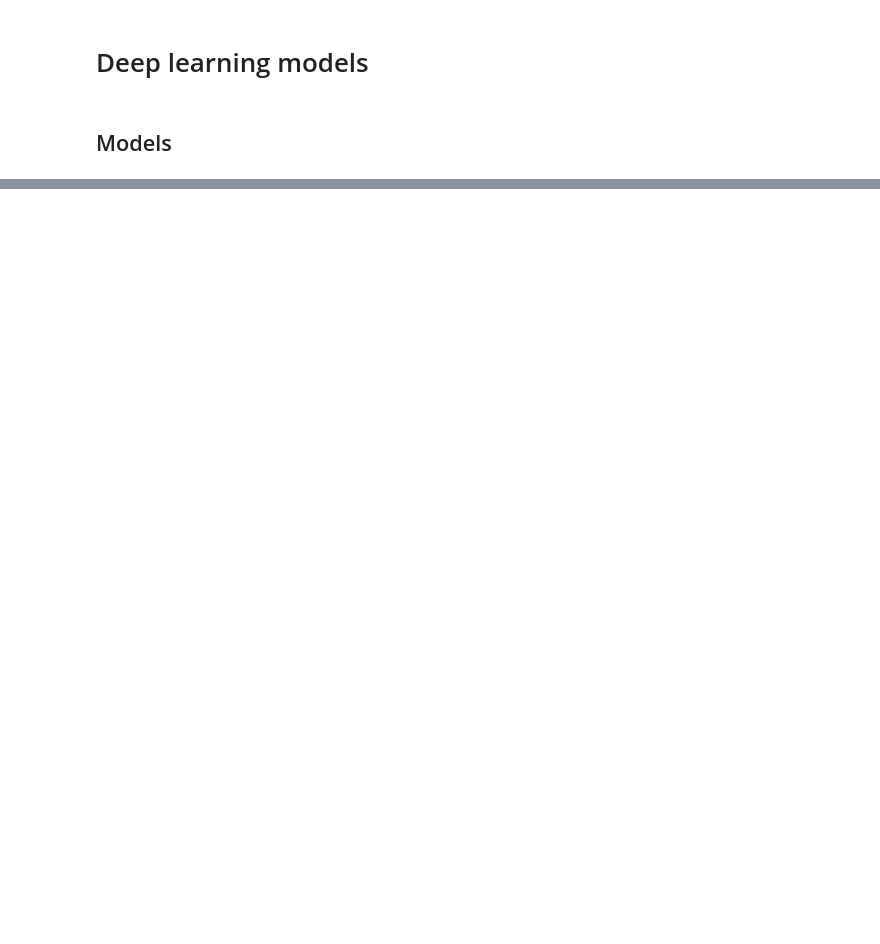
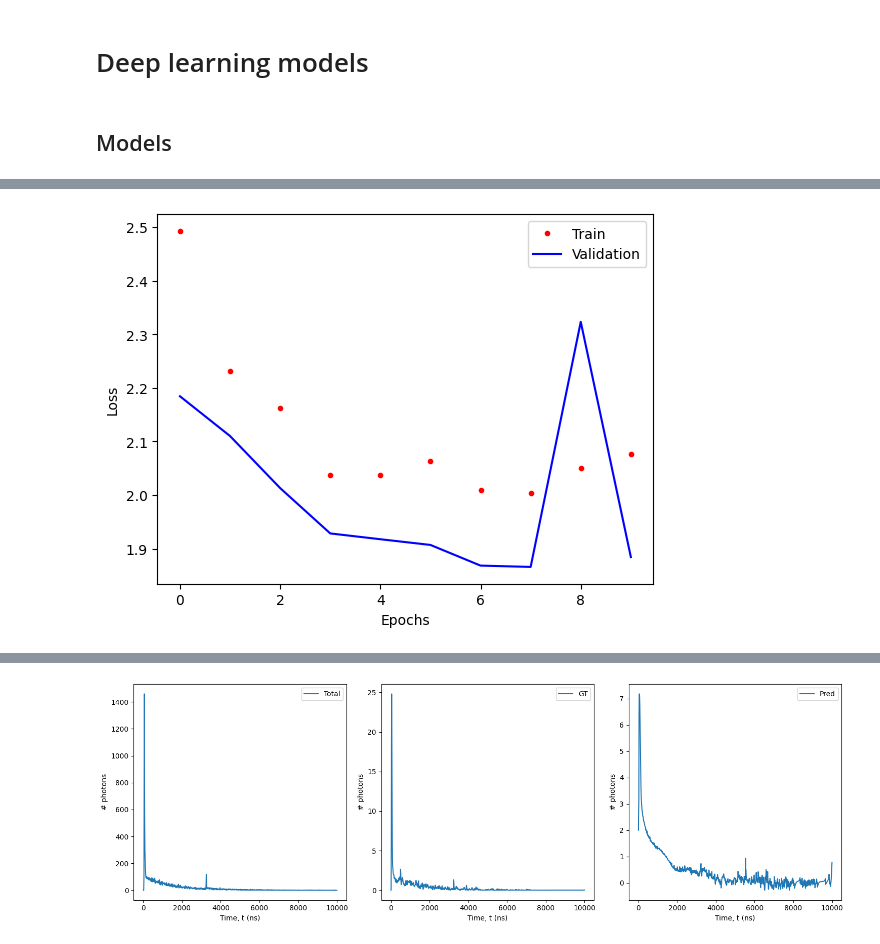
Before and after one commit to JaviGamero/LArTPC_Calibration, a Jupyter notebook: scripts/python/signalConversion/DL_Conversion.ipynb, the cells around one changed output, grey strips where cells are left out. Cells and saved outputs as stored; diff of their text form; code cells hidden in the pictures; blank space fills up the shorter version.

```diff
--- a/scripts/python/signalConversion/DL_Conversion.ipynb
+++ b/scripts/python/signalConversion/DL_Conversion.ipynb
@@ -124,0 +319,13 @@ def NN_trainPlot(history):
+# %%
+model = model_SimpleBidirectional(n_hidden_layers=1,
+                                  n_neurons=[64],
+                                  activation=['tanh'],
+                                  timesteps=timesteps,
+                                  features=features)
+
+model.compile(optimizer='SGD', loss='mean_squared_error')
+history = model.fit(X_train, y_train, batch_size=32, epochs=10,
+                    validation_split=0.3)
+
+testModel(model, history, t_id, X_test, y_test, i=24)
+# %% [output]
@@ -124,0 +352 @@ def NN_trainPlot(history):
+[figure, added]
@@ -124,0 +354 @@ def NN_trainPlot(history):
+[figure, added]
```
Also changed, not shown: parts of 15 cells of this notebook, 1 other file.
